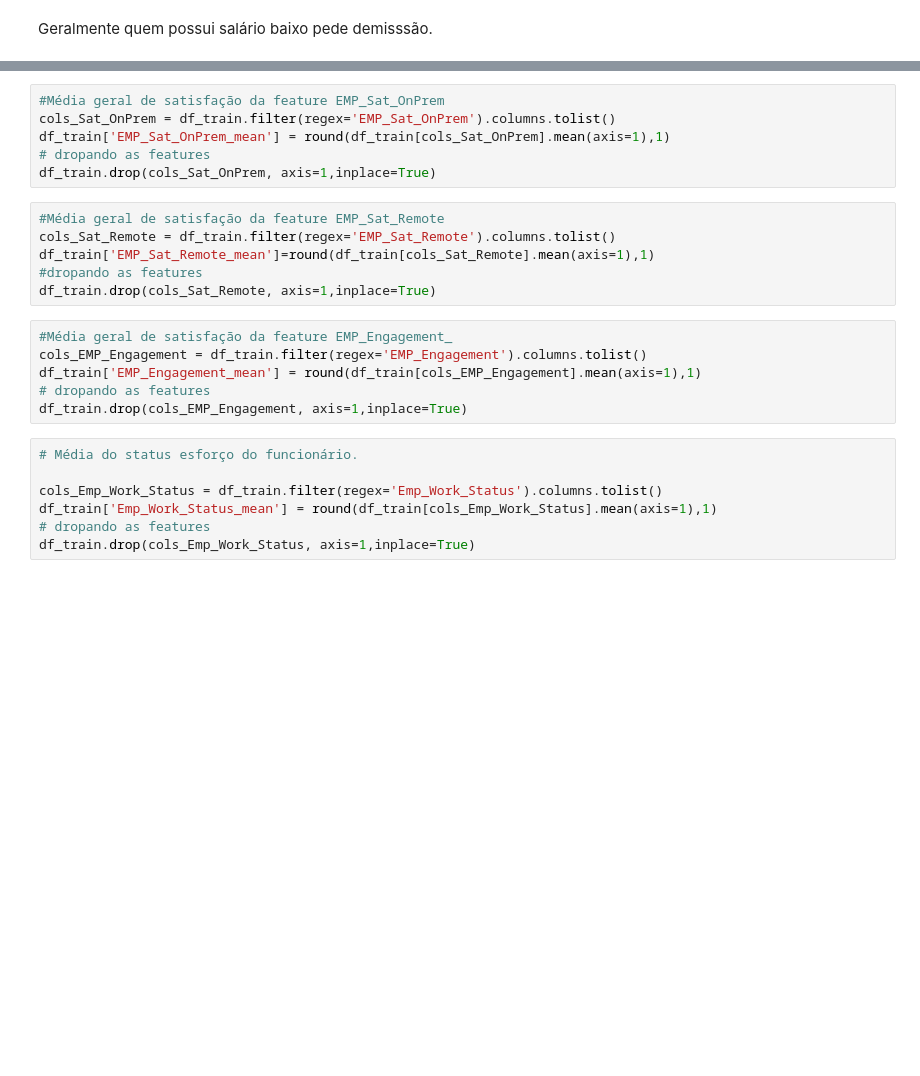
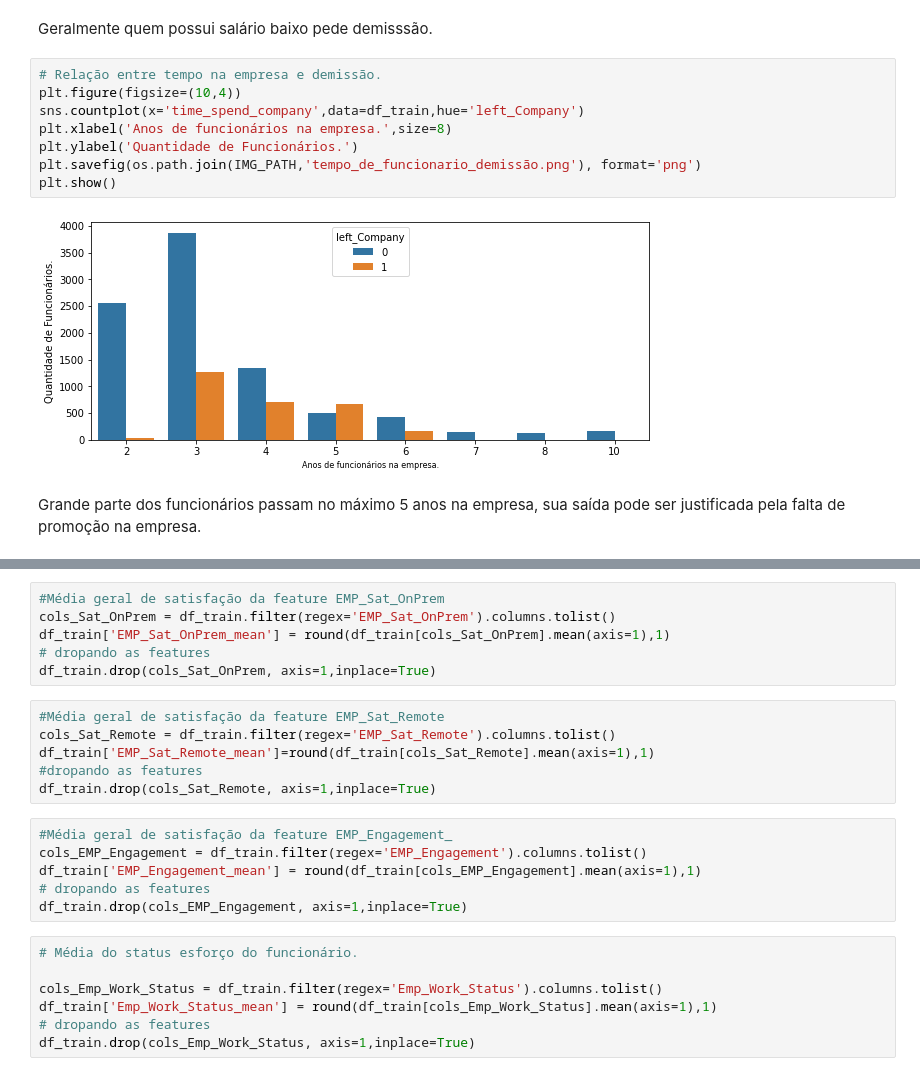
Before and after one commit to grazimelo/HRtech_analysis, a Jupyter notebook: src/2_eda_feature_engineering.ipynb, the cells around one changed output, grey strips where cells are left out. Cells and saved outputs as stored; diff of their text form; blank space fills up the shorter version.

```diff
--- a/src/2_eda_feature_engineering.ipynb
+++ b/src/2_eda_feature_engineering.ipynb
@@ -103,2 +102,14 @@ plt.show()
 # %% [markdown]
 Geralmente quem possui salário baixo pede demisssão.
+# %%
+# Relação entre tempo na empresa e demissão.
+plt.figure(figsize=(10,4))
+sns.countplot(x='time_spend_company',data=df_train,hue='left_Company')
+plt.xlabel('Anos de funcionários na empresa.',size=8)
+plt.ylabel('Quantidade de Funcionários.')
+plt.savefig(os.path.join(IMG_PATH,'tempo_de_funcionario_demissão.png'), format='png')
+plt.show()
+# %% [output]
+[figure, added]
+# %% [markdown]
+Grande parte dos funcionários passam no máximo 5 anos na empresa, sua saída pode ser justificada pela falta de promoção na empresa.
```
Also changed, not shown: parts of 26 cells of this notebook, 16 other files.
